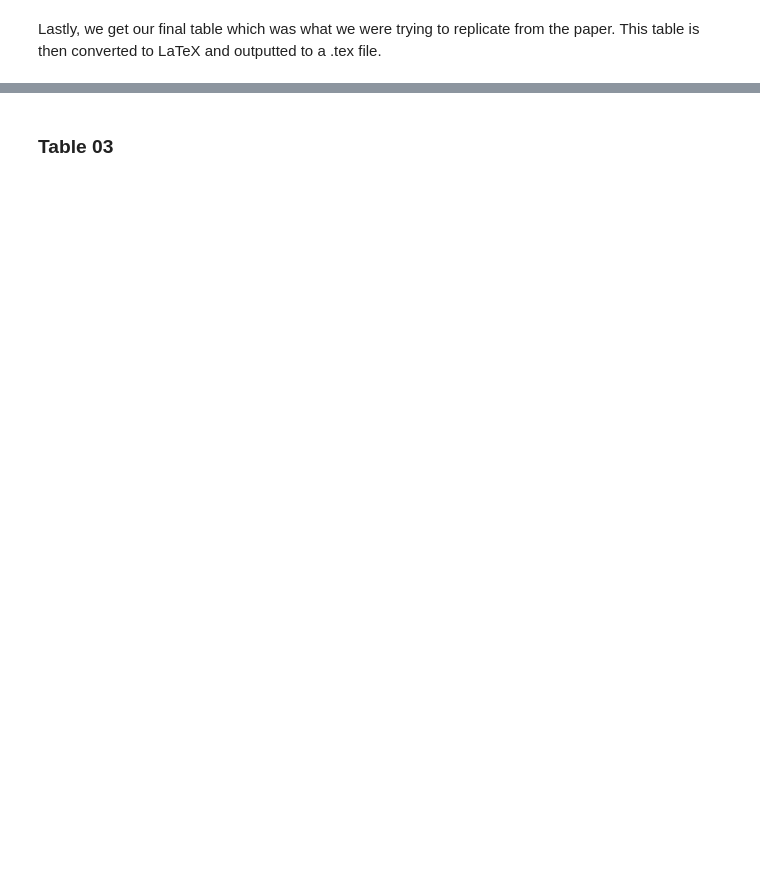
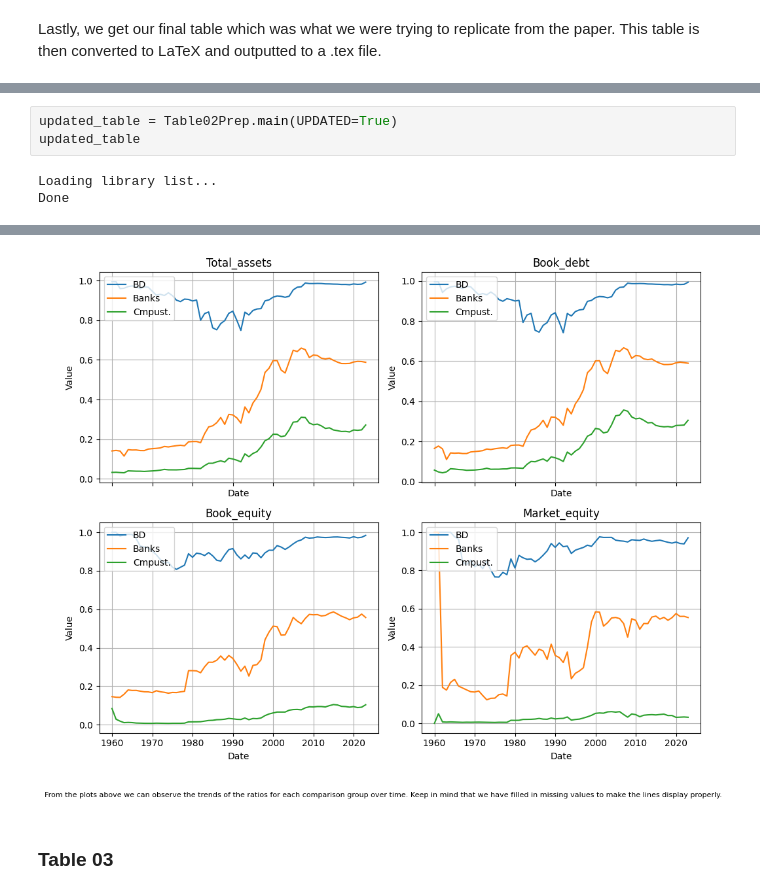
Before and after one commit to 1scarecrow1/intermediary-asset-pricing, a Jupyter notebook: src/Walkthrough.ipynb, the cells around one changed output, grey strips where cells are left out. Drawn from its saved outputs; the diff is of its cells as text; blank space fills up the shorter version.

```diff
--- a/src/Walkthrough.ipynb
+++ b/src/Walkthrough.ipynb
@@ -150,0 +151,6 @@ formatted_table
+# %%
+updated_table = Table02Prep.main(UPDATED=True)
+updated_table
+# %% [output]
+Loading library list...
+Done
@@ -151,2 +163,3 @@ formatted_table
+[figure, added]
 # %% [markdown]
 ### Table 03
```
Also changed, not shown: parts of 8 cells of this notebook, 10 other files.
